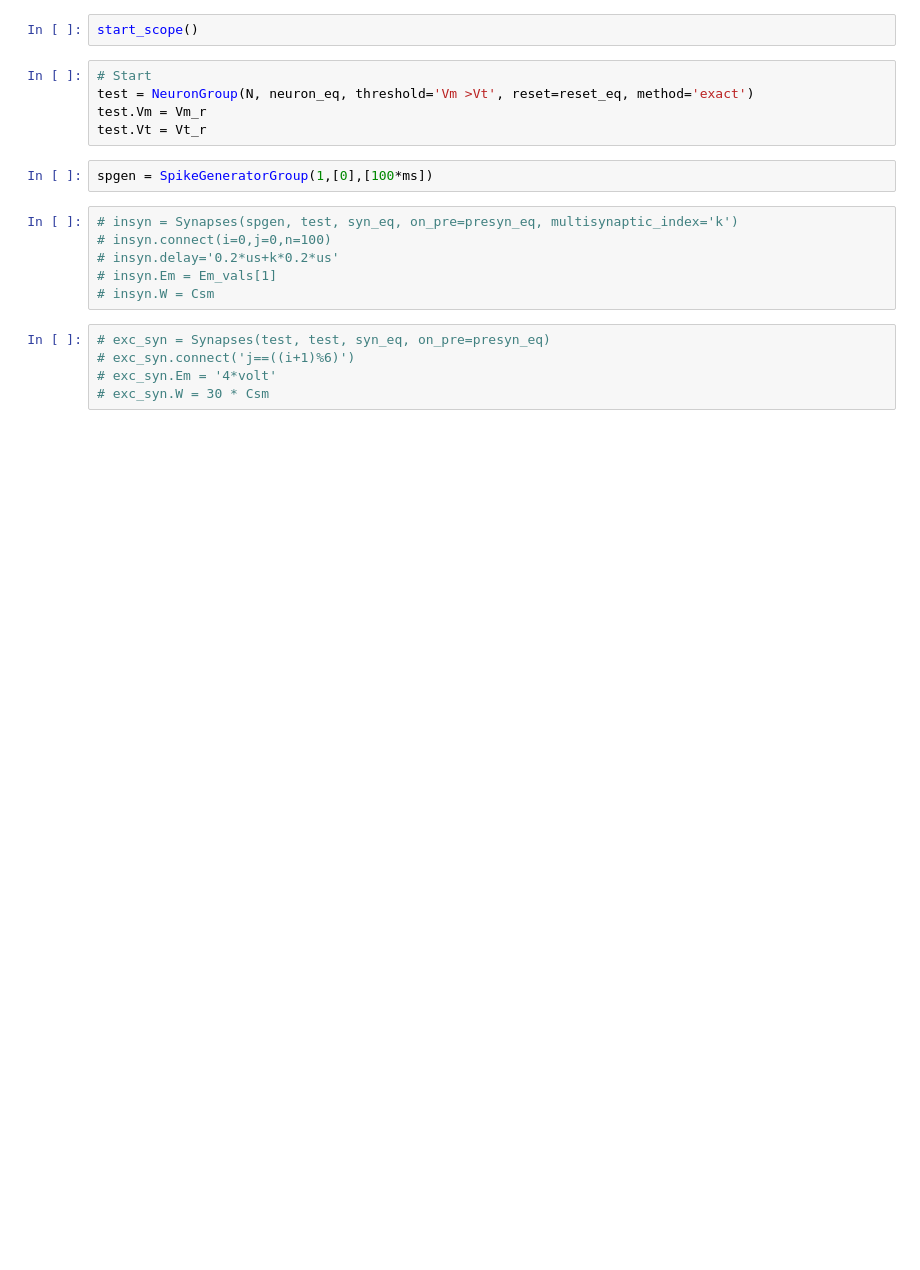
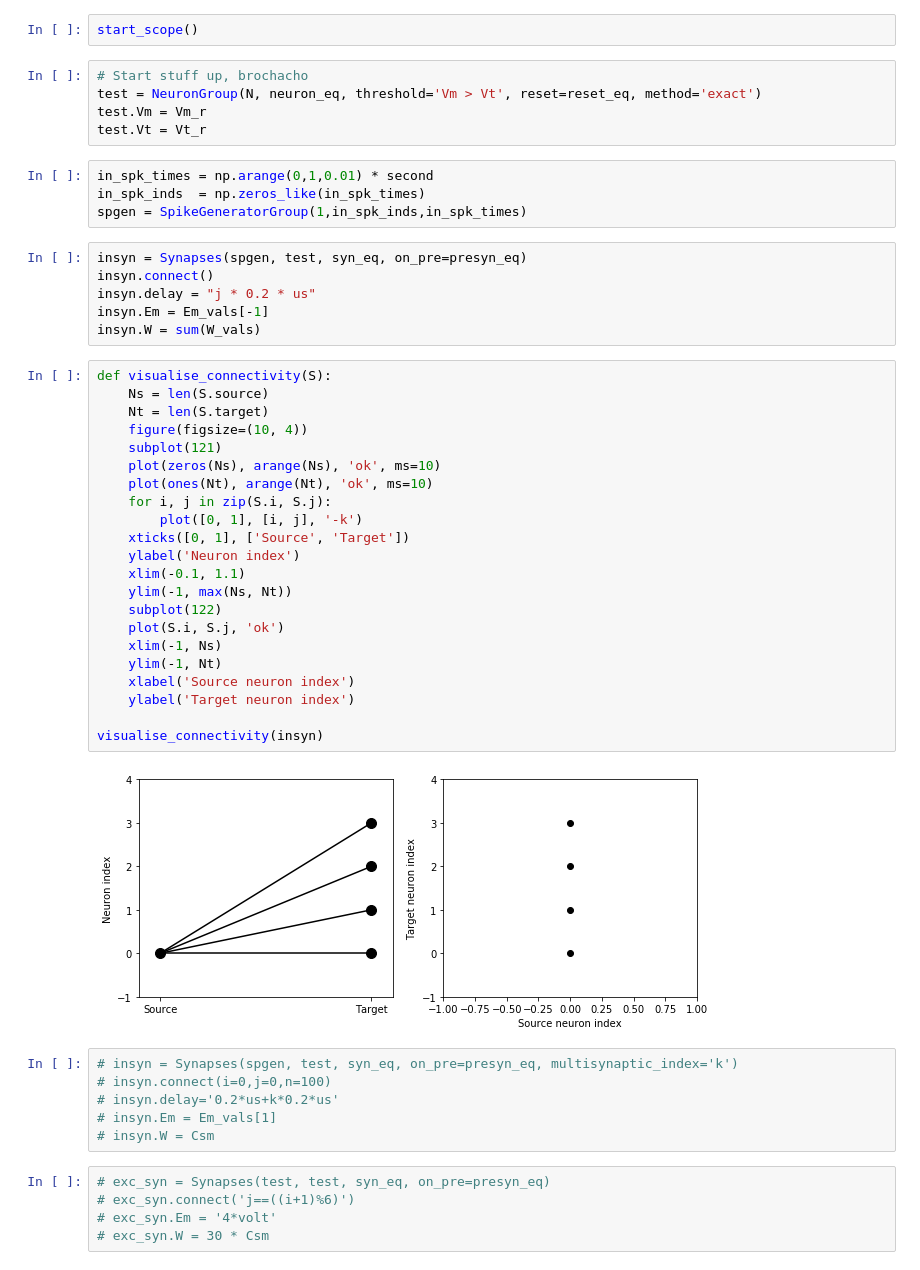
Before and after one commit to acellon/ifat-py, a Jupyter notebook: ifat.ipynb, the cells around one changed output. Cells and saved outputs as stored; diff of their text form; blank space fills up the shorter version.

```diff
--- a/ifat.ipynb
+++ b/ifat.ipynb
@@ -69,12 +71,44 @@ N = 4
 # %%
 start_scope()
 # %%
-# Start
-test = NeuronGroup(N, neuron_eq, threshold='Vm >Vt', reset=reset_eq, method='exact')
+# Start stuff up, brochacho
+test = NeuronGroup(N, neuron_eq, threshold='Vm > Vt', reset=reset_eq, method='exact')
 test.Vm = Vm_r
 test.Vt = Vt_r
-# %%
-spgen = SpikeGeneratorGroup(1,[0],[100*ms])
+# %%
+in_spk_times = np.arange(0,1,0.01) * second
+in_spk_inds  = np.zeros_like(in_spk_times)
+spgen = SpikeGeneratorGroup(1,in_spk_inds,in_spk_times)
+# %%
+insyn = Synapses(spgen, test, syn_eq, on_pre=presyn_eq)
+insyn.connect()
+insyn.delay = "j * 0.2 * us"
+insyn.Em = Em_vals[-1]
+insyn.W = sum(W_vals)
+# %%
+def visualise_connectivity(S):
+    Ns = len(S.source)
+    Nt = len(S.target)
+    figure(figsize=(10, 4))
+    subplot(121)
+    plot(zeros(Ns), arange(Ns), 'ok', ms=10)
+    plot(ones(Nt), arange(Nt), 'ok', ms=10)
+    for i, j in zip(S.i, S.j):
+        plot([0, 1], [i, j], '-k')
+    xticks([0, 1], ['Source', 'Target'])
+    ylabel('Neuron index')
+    xlim(-0.1, 1.1)
+    ylim(-1, max(Ns, Nt))
+    subplot(122)
+    plot(S.i, S.j, 'ok')
+    xlim(-1, Ns)
+    ylim(-1, Nt)
+    xlabel('Source neuron index')
+    ylabel('Target neuron index')
+
+visualise_connectivity(insyn)
+# %% [output]
+[figure, added]
 # %%
 # insyn = Synapses(spgen, test, syn_eq, on_pre=presyn_eq, multisynaptic_index='k')
 # insyn.connect(i=0,j=0,n=100)
```
Also changed, not shown: parts of 10 cells of this notebook, 1 other file.
